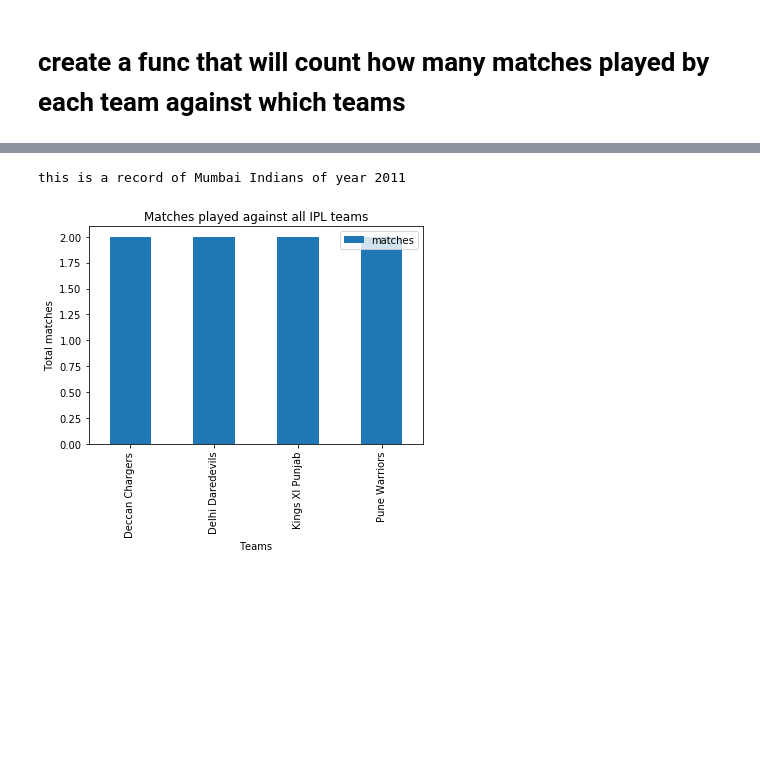
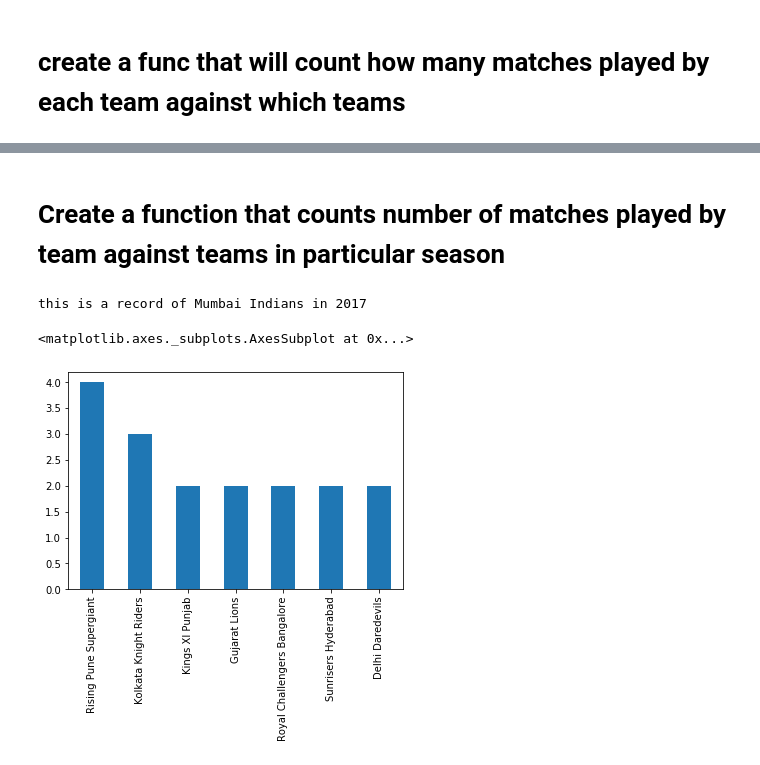
Before and after one commit to shan-2205/EDA, a Jupyter notebook: IPL.ipynb, the cells around one changed output, grey strips where cells are left out. Saved outputs shown, nothing was run; the diff lists cells and outputs as text; code cells hidden in the pictures; blank space fills up the shorter version.

```diff
--- a/IPL.ipynb
+++ b/IPL.ipynb
@@ -769,0 +862,2 @@ plt.show()
+# %%
+dt3=dt3.drop('Mumbai Indians')
@@ -770,19 +890,13 @@ plt.show()
 # %% [markdown]
 # create a func that will count how many matches played by each team against which teams
 # %%
-
-
-
 def matches(team_name):
     df_team=df[(df['team1']==team_name) | (df['team2']==team_name)]
-    team=pd.DataFrame(df_team['team1'].value_counts()+ df_team['team2'].value_counts())
-    team
-    team.columns=['matches']
-    team.dropna(inplace=True)
-    team['matches']=team['matches'].astype(int)
-    team.drop(team_name).plot.bar()
+    dt=pd.DataFrame((df_team['team1'].value_counts(),df_team['team2'].value_counts()))
+    dt2=dt.transpose()
+    dt2.fillna(0,inplace=True)
+    dt2['total']=dt2['team1'] + dt2['team2']
+    dt3=dt2.drop(['team1','team2'],axis=1)
+    dt3=dt3.drop(team_name)
     print('this is a record of {}'.format(team_name))
-    plt.title('Matches played against all IPL teams')
-    plt.xlabel('Teams')
-    plt.ylabel('Total matches')
-    plt.show()
+    return dt3['total'].nlargest(10).plot.bar()
@@ -796,22 +909,20 @@ this is a record of Deccan Chargers
+# %% [markdown]
+# Create a function that counts number of matches played by team against teams in particular season
 # %%
-
-
 def matches(year,team_name):
     df_season=df[df['season']==year]
     df_team=df_season[(df_season['team1']==team_name) | (df_season['team2']==team_name)]
-    team=pd.DataFrame(df_team['team1'].value_counts()+ df_team['team2'].value_counts())
-    team
-    team.columns=['matches']
-    team.dropna(inplace=True)
-    team['matches']=team['matches'].astype(int)
-    team.drop(team_name).plot.bar()
-    print('this is a record of {} of year {}'.format(team_name,year))
-    plt.title('Matches played against all IPL teams')
-    plt.xlabel('Teams')
-    plt.ylabel('Total matches')
-    plt.show()
+    dt=pd.DataFrame((df_team['team1'].value_counts(),df_team['team2'].value_counts()))
+    dt2=dt.transpose()
+    dt2.fillna(0,inplace=True)
+    dt2['total']=dt2['team1'] + dt2['team2']
+    dt3=dt2.drop(['team1','team2'],axis=1)
+    dt3=dt3.drop(team_name)
+    print('this is a record of {} in {}'.format(team_name,year))
+    return dt3['total'].nlargest(10).plot.bar()
 # %%
-matches(2011,'Mumbai Indians')
+matches(2017,'Mumbai Indians')
 # %% [output]
-this is a record of Mumbai Indians of year 2011
+this is a record of Mumbai Indians in 2017
+<matplotlib.axes._subplots.AxesSubplot at 0x...>
-[figure, old version]
+[figure, new version]
```
Also changed, not shown: parts of 47 cells of this notebook.
